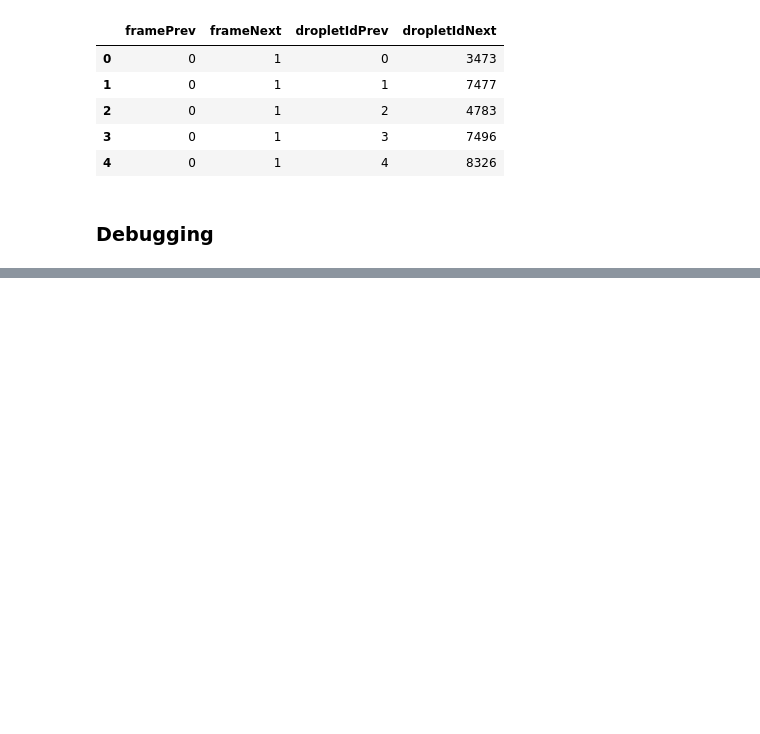
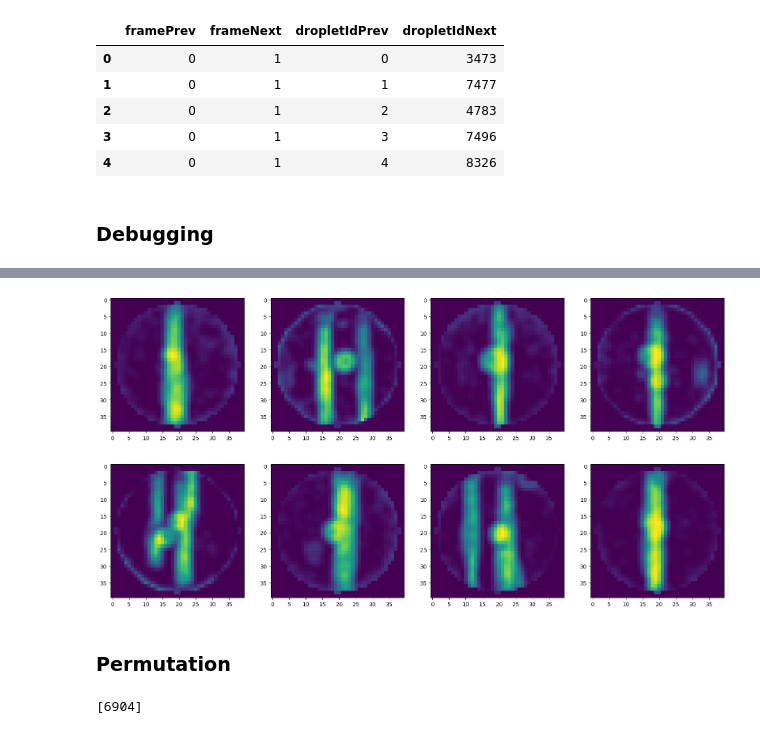
Before and after one commit to richdanis/DrTrack, a Jupyter notebook: notebooks/inspect_datastructure.ipynb, the cells around one changed output, grey strips where cells are left out. Cells and saved outputs as stored; diff of their text form; code cells hidden in the pictures; blank space fills up the shorter version.

```diff
--- a/notebooks/inspect_datastructure.ipynb
+++ b/notebooks/inspect_datastructure.ipynb
@@ -178,0 +253,10 @@ for i in range(8):
+# %%
+# plot 8 negatives
+fig, ax = plt.subplots(2, 4, figsize=(20, 10))
+for i in range(8):
+    # plot patch 0 across all frames
+    ax[i//4, i%4].imshow(test[ind[3][i]][0])
+# %% [output]
+[figure, added]
+# %% [markdown]
+### Permutation
@@ -178,0 +292,4 @@ for i in range(8):
+# %%
+test, labels, ind = turn_into_right_format(mapping, 8)
+# %% [output]
+[6904]
```
Also changed, not shown: parts of 24 cells of this notebook, 2 other files.
